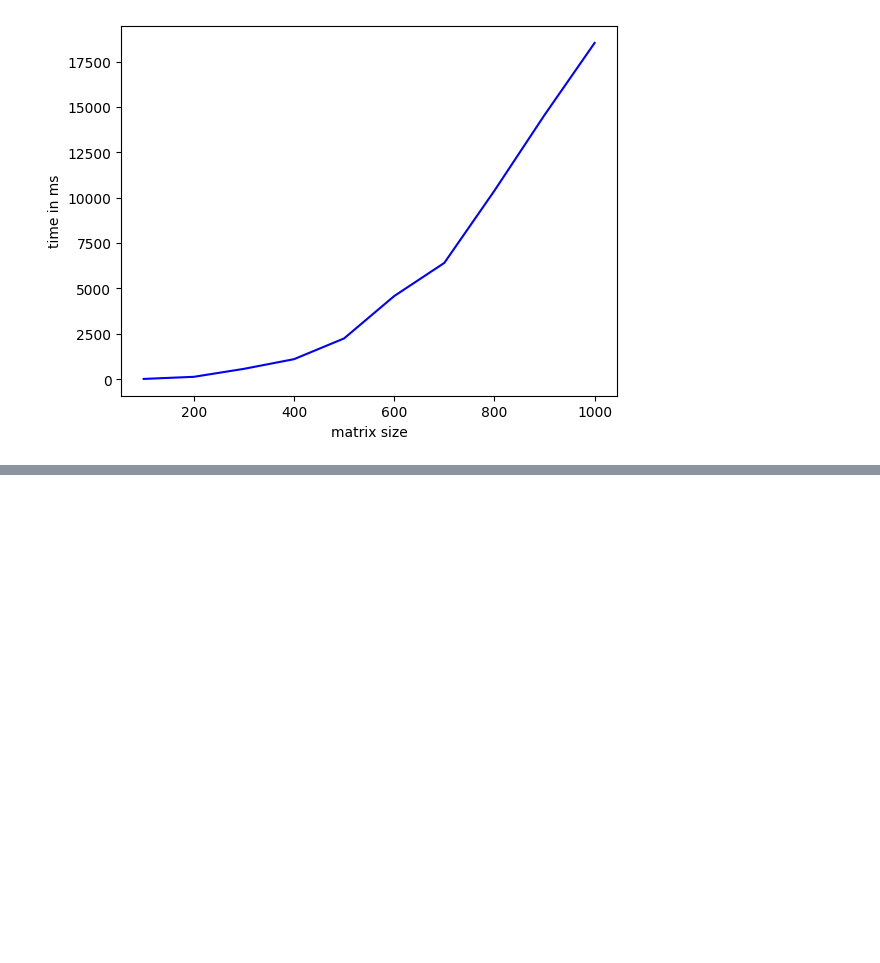
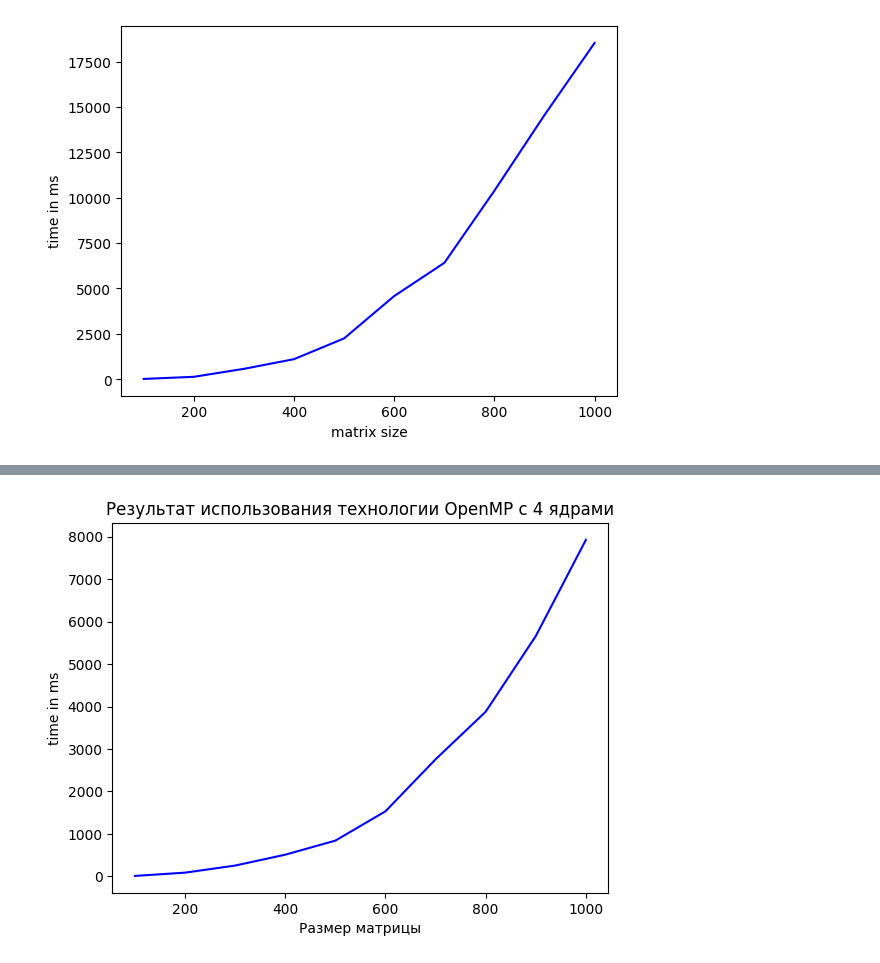
Before and after one commit to buddyuchiha/ParallelProgrammingLabs, a Jupyter notebook: main.ipynb, the cells around one changed output, grey strips where cells are left out. Drawn from its saved outputs; the diff is of its cells as text; code cells hidden in the pictures; blank space fills up the shorter version.

```diff
--- a/main.ipynb
+++ b/main.ipynb
@@ -34,0 +38,4 @@ Text(0, 0.5, 'time in ms')
+# %%
+show_openmp_graph(open_mp_4_path)
+# %% [output]
+[figure, added]
```
Also changed, not shown: parts of 12 cells of this notebook, 1 other file.
